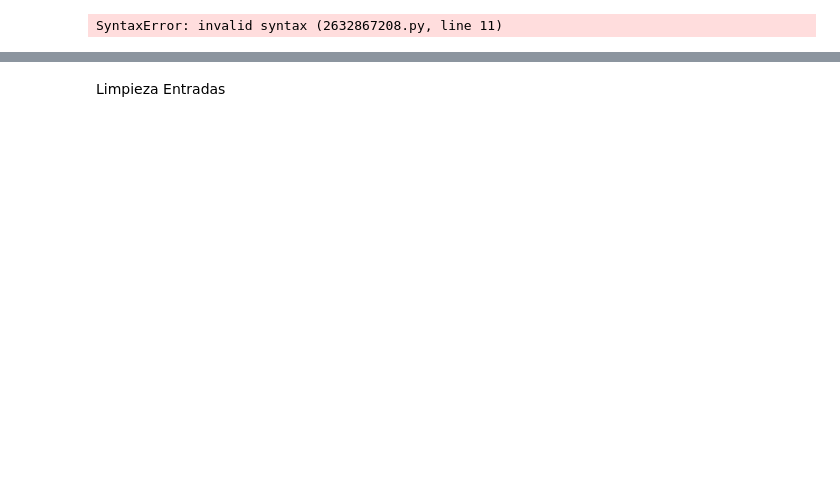
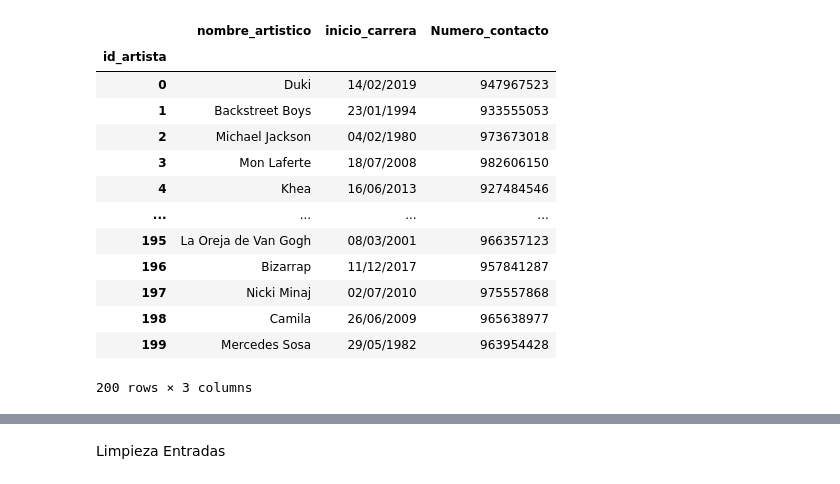
Before and after one commit to Borjampm/Proyecto_BDD, a Jupyter notebook: Entrega 2/Datos Impares/Limpieza.ipynb, the cells around one changed output, grey strips where cells are left out. Drawn from its saved outputs; the diff is of its cells as text; code cells hidden in the pictures; blank space fills up the shorter version.

```diff
--- a/Entrega 2/Datos Impares/Limpieza.ipynb
+++ b/Entrega 2/Datos Impares/Limpieza.ipynb
@@ -14,22 +14,35 @@ pd.set_option('display.max_rows', 20)
 # %%
 import pandas as pd
 
 df_artistas = pd.read_csv("Artistas.csv")
 
 df_artistas['Nombre artistico'].value_counts()
 
 df_artistas_limpio = df_artistas.drop_duplicates()
 
 df_artistas_limpio['Nombre artistico'].value_counts()
 
-df_artistas_limpio = df_artistas_limpio.rename(columns={"Nº contacto": "Numero_contacto", "Nombre artistico":"nombre_artistico","Inicio_carrera"})
+df_artistas_limpio = df_artistas_limpio.rename(columns={"Nº contacto": "Numero_contacto", "Nombre artistico":"nombre_artistico","Inicio carrera":"inicio_carrera"})
 
 df_artistas_limpio = df_artistas_limpio.reset_index()
 df_artistas_limpio = df_artistas_limpio.rename_axis('id_artista')
 df_artistas_limpio = df_artistas_limpio.drop(columns=['index'])
 df_artistas_limpio
 # %% [output]
+|  | nombre_artistico | inicio_carrera | Numero_contacto |
+| id_artista |  |  |  |
+| 0 | Duki | 14/02/2019 | 947967523 |
+| 1 | Backstreet Boys | 23/01/1994 | 933555053 |
+| 2 | Michael Jackson | 04/02/1980 | 973673018 |
+| 3 | Mon Laferte | 18/07/2008 | 982606150 |
+| 4 | Khea | 16/06/2013 | 927484546 |
+| ... | ... | ... | ... |
+| 195 | La Oreja de Van Gogh | 08/03/2001 | 966357123 |
+| 196 | Bizarrap | 11/12/2017 | 957841287 |
+| 197 | Nicki Minaj | 02/07/2010 | 975557868 |
+| 198 | Camila | 26/06/2009 | 965638977 |
+| 199 | Mercedes Sosa | 29/05/1982 | 963954428 |
-SyntaxError: invalid syntax (2632867208.py, line 11)
+200 rows × 3 columns
 # %%
 df_artistas_limpio.to_csv('Artistas_limpio.csv', index = True)
 # %%
```
Also changed, not shown: parts of 61 cells of this notebook.
